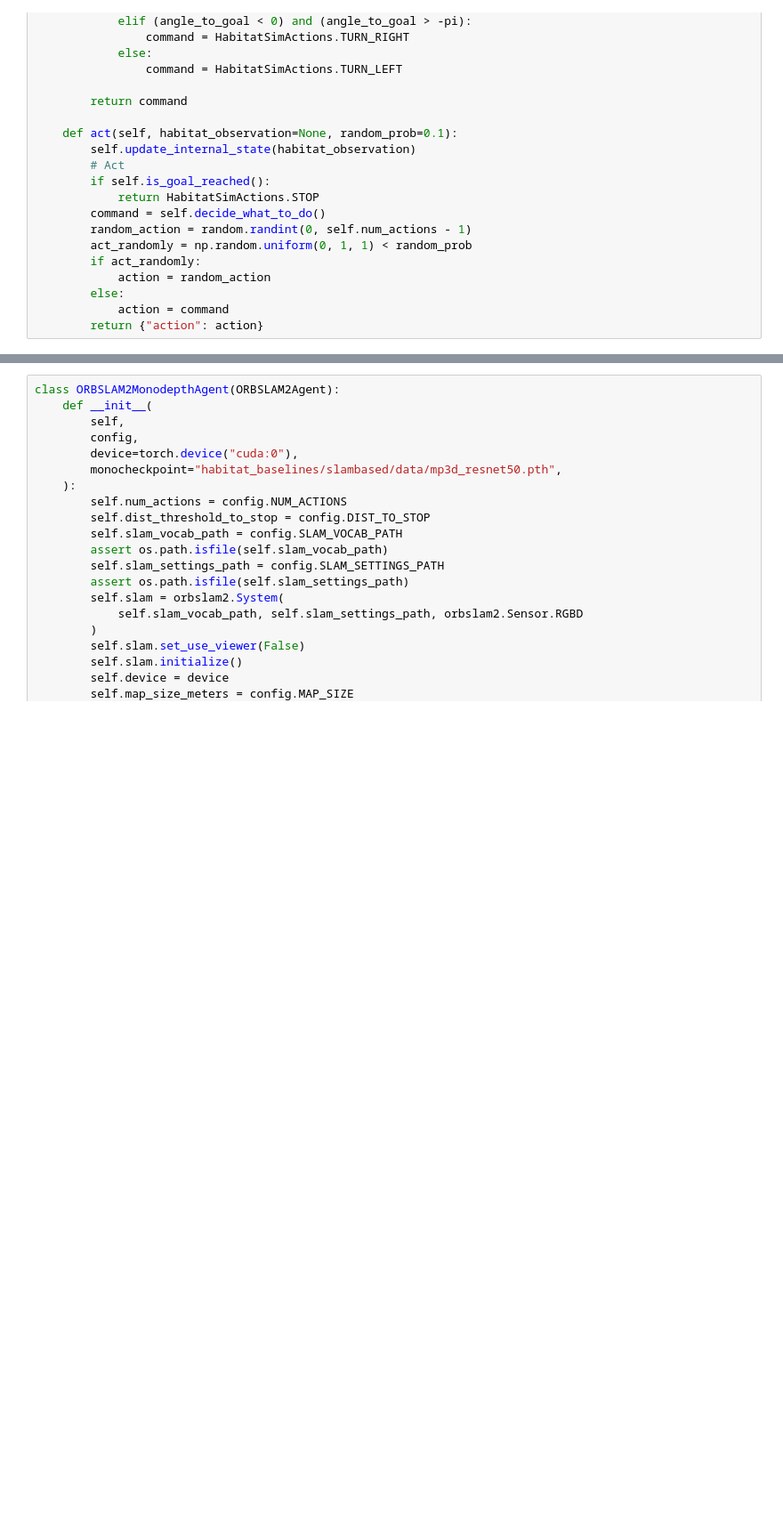
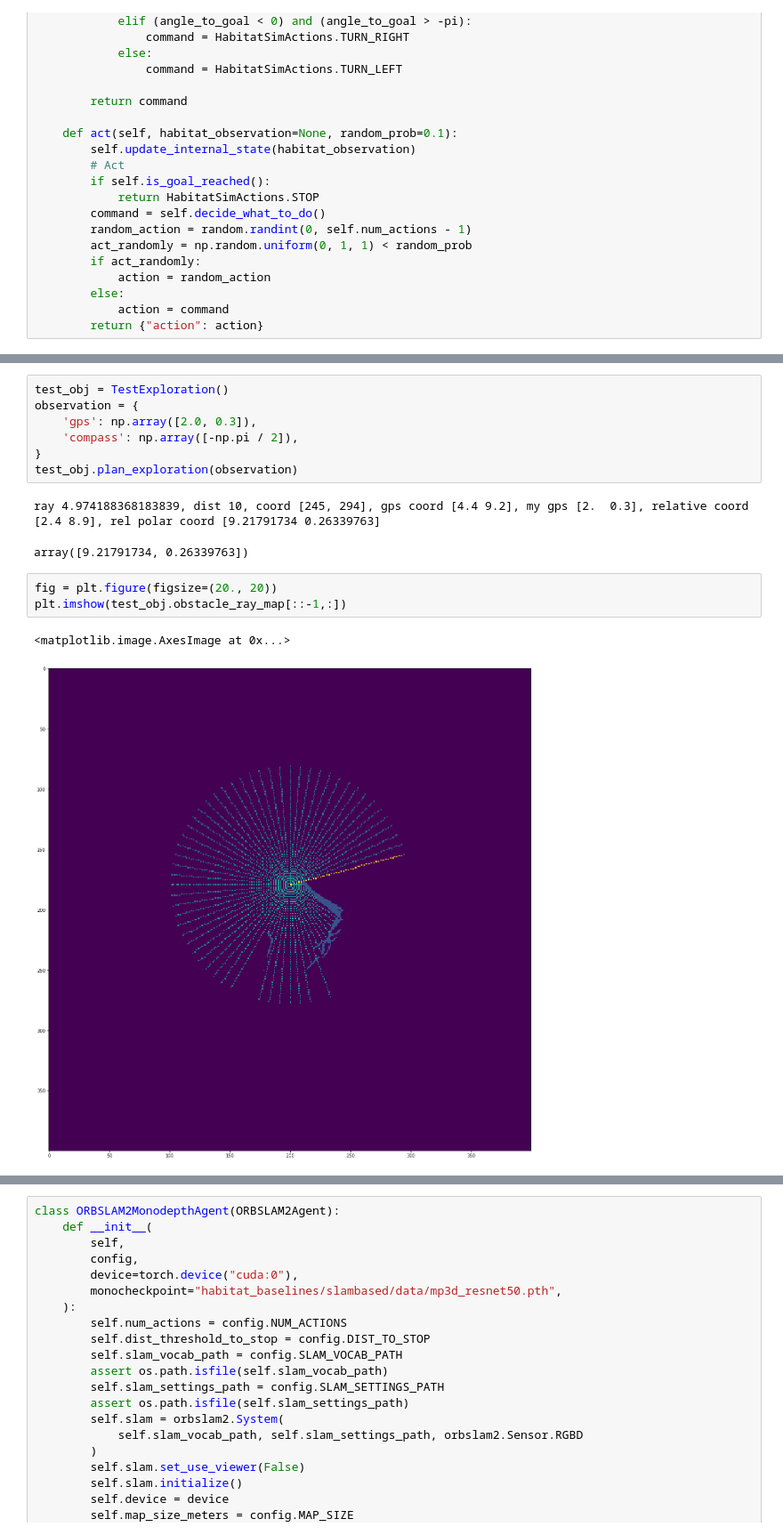
Before and after one commit to ajzhai/objectnav, a Jupyter notebook: habitat-api/slam_agents.ipynb, the cells around one changed output, grey strips where cells are left out. Shown at 89% size. Saved outputs shown, nothing was run; the diff lists cells and outputs as text; blank space fills up the shorter version.

Commit message:
Added ray shooting explorer, improved slam settings
Changed orbslam fps to 10, which should be the correct value
Also added movie making capability to visualizer

```diff
--- a/habitat-api/slam_agents.ipynb
+++ b/habitat-api/slam_agents.ipynb
@@ -201,3 +292,19 @@ class BlindAgent(RandomAgent):
+# %%
+test_obj = TestExploration()
+observation = {
+    'gps': np.array([2.0, 0.3]),
+    'compass': np.array([-np.pi / 2]),
+}
+test_obj.plan_exploration(observation)
+# %% [output]
+ray 4.974188368183839, dist 10, coord [245, 294], gps coord [4.4 9.2], my gps [2.  0.3], relative coord [2.4 8.9], rel polar coord [9.21791734 0.26339763]
+array([9.21791734, 0.26339763])
+# %%
+fig = plt.figure(figsize=(20., 20))
+plt.imshow(test_obj.obstacle_ray_map[::-1,:])
+# %% [output]
+<matplotlib.image.AxesImage at 0x...>
+[figure, added]
 # %%
 class ORBSLAM2Agent(RandomAgent):
     def __init__(self, config, device=torch.device("cuda:0"), print_attrs=False):
```
Also changed, not shown: parts of 5 cells of this notebook, 1 other file.
